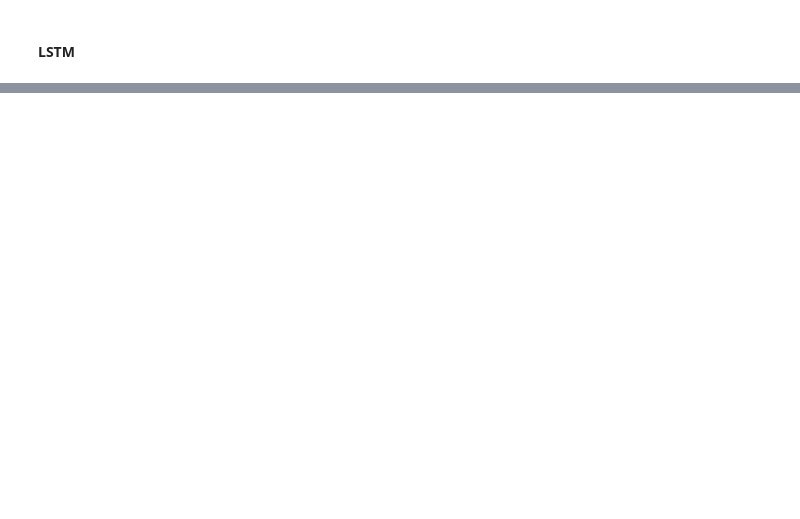
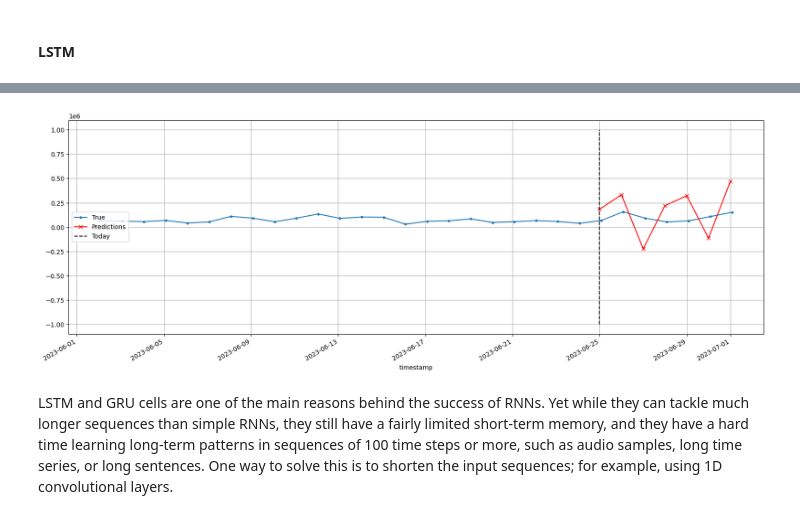
Before and after one commit to AnastasiaBrinati/experiments, a Jupyter notebook: Models2.ipynb, the cells around one changed output, grey strips where cells are left out. Cells and saved outputs as stored; diff of their text form; code cells hidden in the pictures; blank space fills up the shorter version.

```diff
--- a/Models2.ipynb
+++ b/Models2.ipynb
@@ -546,0 +657,7 @@ plt.show()
+# %%
+seq2seq_cnn_model = tf.keras.Sequential([
+  tf.keras.layers.SimpleRNN(neurons*2, return_sequences=True, input_shape=[None, num_features]),
+  tf.keras.layers.Conv1D(prediction_lenght, kernel_size=1)
+])
+# %%
+fit_and_evaluate(seq2seq_cnn_model, seq2seq_train, seq2seq_valid)
@@ -546,0 +688,14 @@ plt.show()
+# %%
+X = valid.to_numpy()[np.newaxis, :sequence_lenght]
+Y_pred = seq2seq_cnn_model.predict(X)  # but then [0, -1] because only the last time step's output
+Y_pred = pd.Series(Y_pred[0, -1], index=pd.date_range(start, end))
+
+fig, ax = plt.subplots(figsize=(20, 7))
+(vl * 1e6)[origin:end].plot(label="True", marker=".", ax=ax)
+(Y_pred * 1e6).plot(label="Predictions", grid=True, marker="x", color="r", ax=ax)
+ax.vlines(start, -1e6, 1e6, color="k", linestyle="--", label="Today")
+#ax.set_ylim([200_000, 800_000])
+plt.legend(loc="center left")
+#save_fig("forecast_ahead_plot")
+plt.show()
+# %% [output]
@@ -546,0 +703,8 @@ plt.show()
+[figure, added]
+# %% [markdown]
+LSTM and GRU cells are one of the main reasons behind the success of RNNs.
+Yet while they can tackle much longer sequences than simple RNNs, they still
+have a fairly limited short-term memory, and they have a hard time learning
+long-term patterns in sequences of 100 time steps or more, such as audio
+samples, long time series, or long sentences. One way to solve this is to shorten
+the input sequences; for example, using 1D convolutional layers.
```
Also changed, not shown: parts of 36 cells of this notebook.
